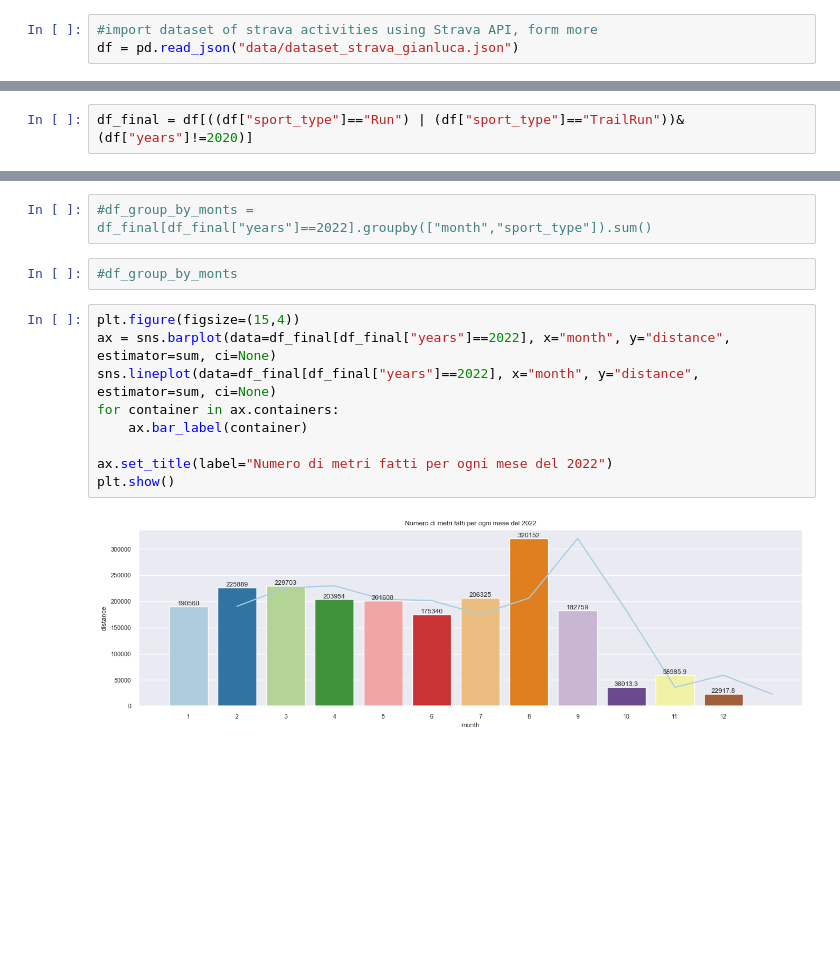
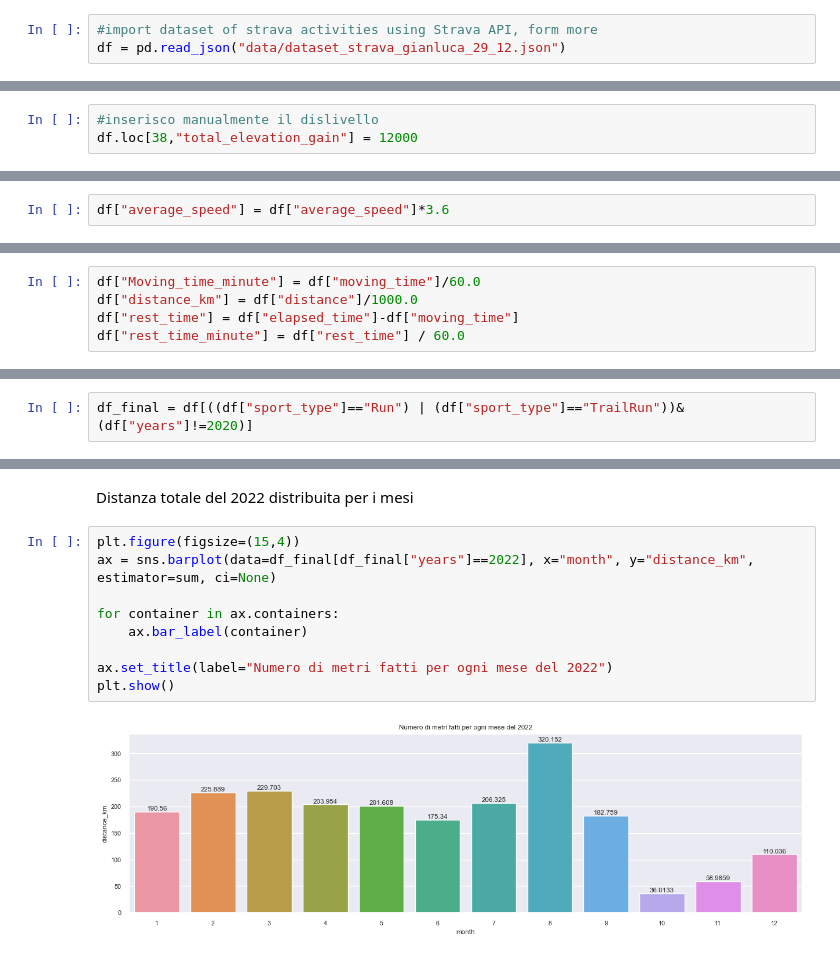
Before and after one commit to scionuait/StravaDataImport, a Jupyter notebook: analisi_strava_athlete_2022.ipynb, the cells around one changed output, grey strips where cells are left out. Saved outputs shown, nothing was run; the diff lists cells and outputs as text; blank space fills up the shorter version.

```diff
--- a/analisi_strava_athlete_2022.ipynb
+++ b/analisi_strava_athlete_2022.ipynb
@@ -79,6 +95,6 @@ sns.set_palette("Paired")
 # %%
 #import dataset of strava activities using Strava API, form more
-df = pd.read_json("data/dataset_strava_gianluca.json")
+df = pd.read_json("data/dataset_strava_gianluca_29_12.json")
 # %%
 #display random position of dataset
 df.sample(2, random_state=RANDOM_STATE)
@@ -231,3 +249,6 @@ df[df["moving_time"]==df["moving_time"].max()]
+# %%
+#inserisco manualmente il dislivello
+df.loc[38,"total_elevation_gain"] = 12000
 # %% [markdown]
 Per chiarire la differenza tra i valori cerco una gara che ho fatto quest'anno di cui ricordo il tempo
 # %%
@@ -250,0 +294,2 @@ Nel dataset può essere utile analizzare entrambi i valori (per esempio per vede
+# %%
+df["average_speed"] = df["average_speed"]*3.6
@@ -368,3 +420,8 @@ pd.DataFrame(df.groupby(["sport_type","years"]).count()["name"])
+# %%
+df["Moving_time_minute"] = df["moving_time"]/60.0
+df["distance_km"] = df["distance"]/1000.0
+df["rest_time"] = df["elapsed_time"]-df["moving_time"]
+df["rest_time_minute"] = df["rest_time"] / 60.0
 # %% [markdown]
 Dalla tabella relativa alle attività, posso dedurre come effettivamente le uniche attività che vale la pena analizzare sono Run e Trail Run. Inoltre le attività prima del 2020 posso rimuoverle in quanto sono solamente dati parziali, in precedenza utilizzavo Runtastic per effettuare le attività.
 Come ultima fase di pulizia del dataset:
@@ -399,15 +473,13 @@ plt.show()
-# %%
-#df_group_by_monts = df_final[df_final["years"]==2022].groupby(["month","sport_type"]).sum()
-# %%
-#df_group_by_monts
+# %% [markdown]
+Distanza totale del 2022 distribuita per i mesi
 # %%
 plt.figure(figsize=(15,4))
-ax = sns.barplot(data=df_final[df_final["years"]==2022], x="month", y="distance", estimator=sum, ci=None)
-sns.lineplot(data=df_final[df_final["years"]==2022], x="month", y="distance", estimator=sum, ci=None)
+ax = sns.barplot(data=df_final[df_final["years"]==2022], x="month", y="distance_km", estimator=sum, ci=None)
+
 for container in ax.containers:
     ax.bar_label(container)
 
 ax.set_title(label="Numero di metri fatti per ogni mese del 2022")
 plt.show()
 # %% [output]
-[figure, old version]
+[figure, new version]
```
Also changed, not shown: parts of 101 cells of this notebook, 2 other files.
